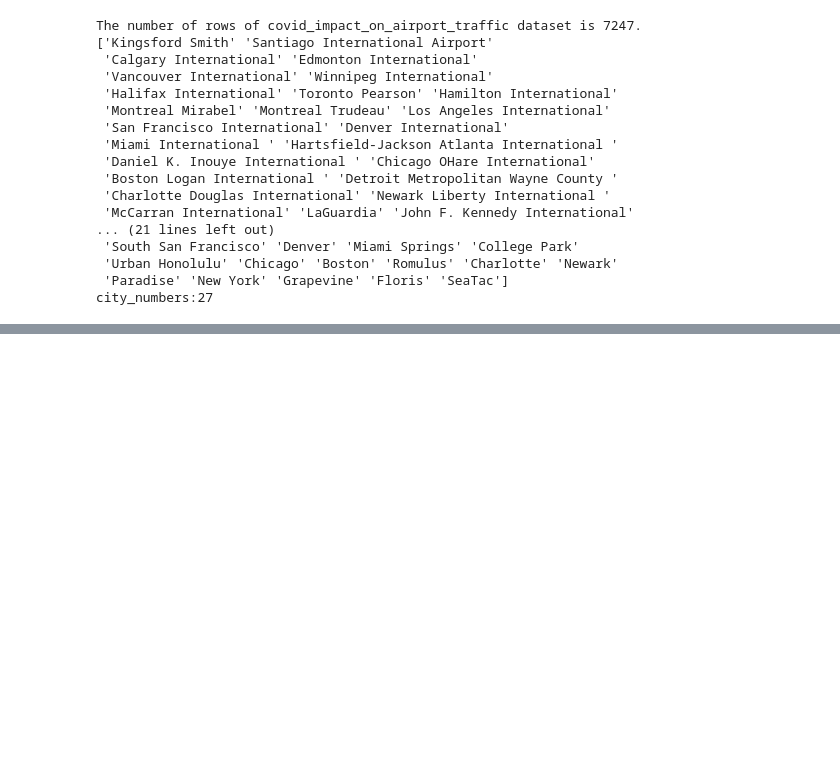
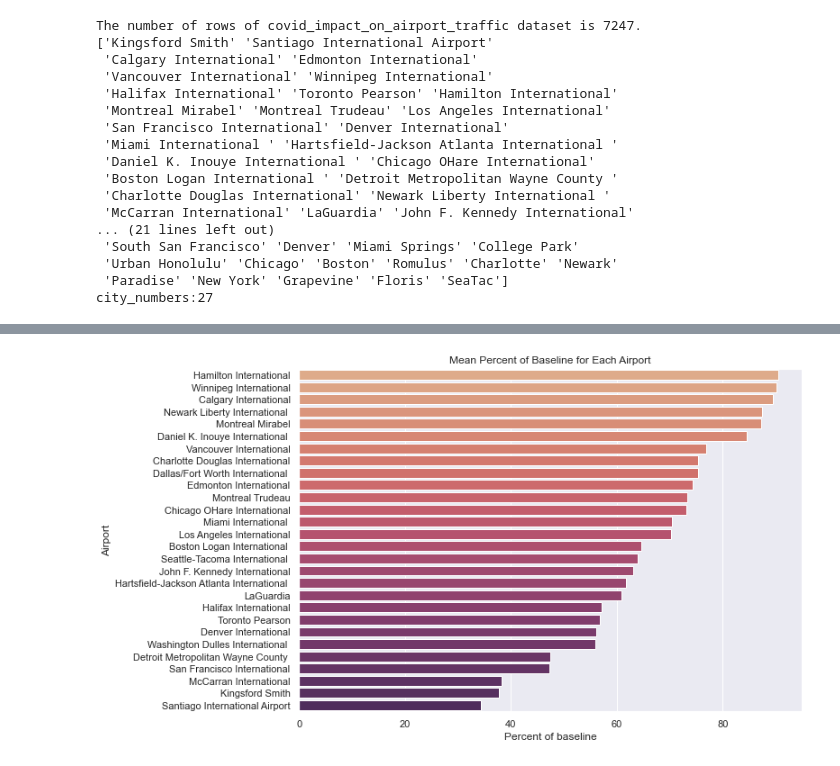
Before and after one commit to PradeepEDAGroup/EDA_and_visualization, a Jupyter notebook: EDA_Project.ipynb, the cells around one changed output, grey strips where cells are left out. Drawn from its saved outputs; the diff is of its cells as text; code cells hidden in the pictures; blank space fills up the shorter version.

```diff
--- a/EDA_Project.ipynb
+++ b/EDA_Project.ipynb
@@ -136,0 +170,12 @@ map
+# %%
+# show mean of PercentOfBaseline each airport
+mean_pob = df.groupby('AirportName')['PercentOfBaseline'].mean().sort_values(ascending=False).reset_index()
+sns.set(font_scale=1.0)
+plt.figure(figsize=[10, 7])
+sns.barplot(data=mean_pob, x='PercentOfBaseline', y='AirportName', palette='flare')
+plt.xlabel('Percent of baseline')
+plt.ylabel('Airport')
+plt.title('Mean Percent of Baseline for Each Airport')
+plt.show()
+# %% [output]
+[figure, added]
```
Also changed, not shown: parts of 24 cells of this notebook.
